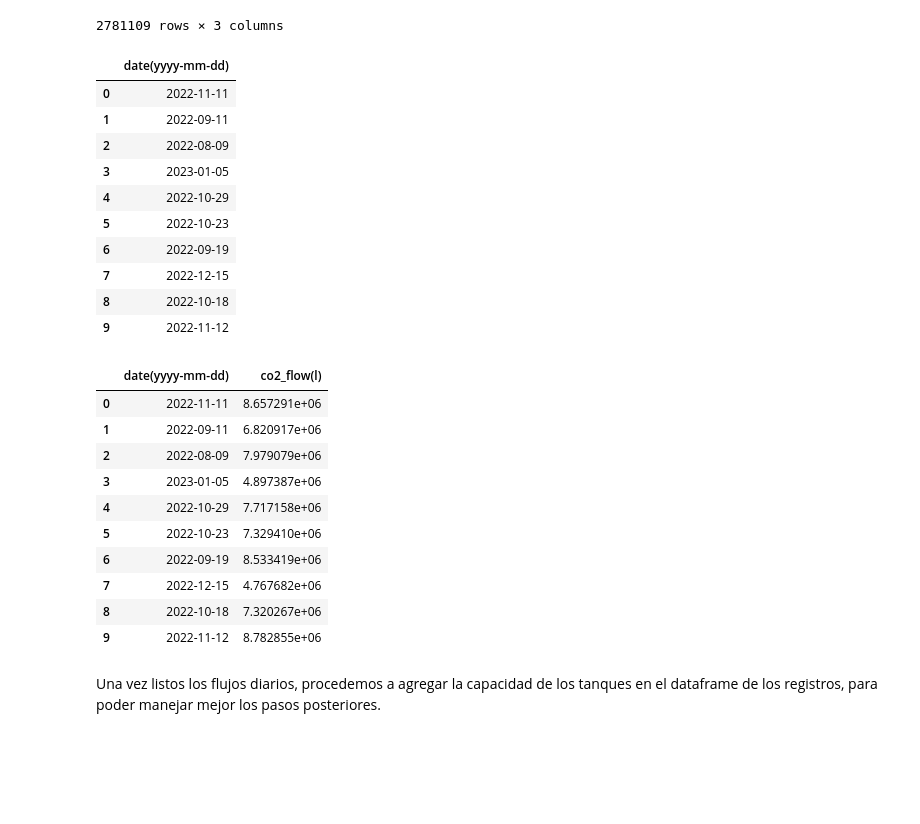
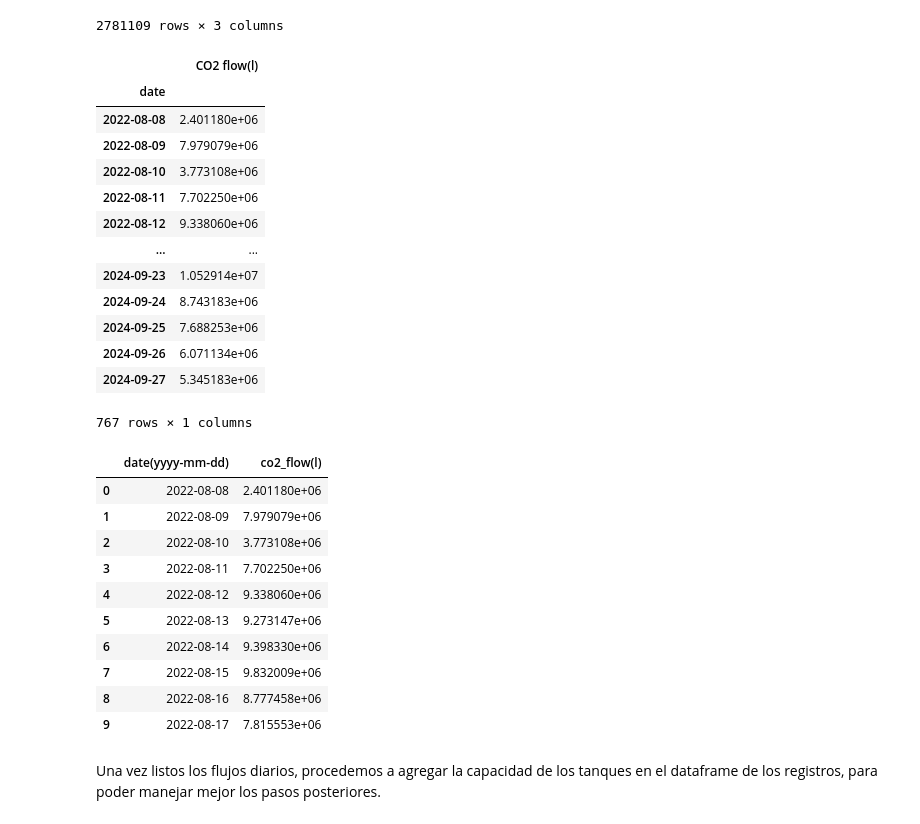
Before and after one commit to A01793469/CO2MassBalance_Equipo6, a Jupyter notebook: Avance4_Equipo6.ipynb, the cells around one changed output. Drawn from its saved outputs; the diff is of its cells as text; code cells hidden in the pictures; blank space fills up the shorter version.

```diff
--- a/Avance4_Equipo6.ipynb
+++ b/Avance4_Equipo6.ipynb
@@ -383,18 +383,21 @@ temp_flow_df
 # %%
 #Creamos el dataframe objetivo
 target_df = pd.DataFrame()
 
-target_df['date(yyyy-mm-dd)'] = temp_flow_df.date.unique()
-target_df.head(10)
+temp_groupby = temp_flow_df[['date', 'CO2 flow(l)']].groupby('date').sum()
+temp_groupby
 # %% [output]
-|  | date(yyyy-mm-dd) |
-| 0 | 2022-11-11 |
-| 1 | 2022-09-11 |
-| 2 | 2022-08-09 |
-| 3 | 2023-01-05 |
-| 4 | 2022-10-29 |
-| 5 | 2022-10-23 |
-| 6 | 2022-09-19 |
-| 7 | 2022-12-15 |
-| 8 | 2022-10-18 |
-| 9 | 2022-11-12 |
+|  | CO2 flow(l) |
+| date |  |
+| 2022-08-08 | 2.401180e+06 |
+| 2022-08-09 | 7.979079e+06 |
+| 2022-08-10 | 3.773108e+06 |
+| 2022-08-11 | 7.702250e+06 |
+| 2022-08-12 | 9.338060e+06 |
+| ... | ... |
+| 2024-09-23 | 1.052914e+07 |
+| 2024-09-24 | 8.743183e+06 |
+| 2024-09-25 | 7.688253e+06 |
+| 2024-09-26 | 6.071134e+06 |
+| 2024-09-27 | 5.345183e+06 |
+767 rows × 1 columns
@@ -406,18 +404,19 @@ def sum_flow_per_date(date, input_df):
 # %%
-target_df['co2_flow(l)'] = target_df['date(yyyy-mm-dd)'].map(lambda x: sum_flow_per_date(x, temp_flow_df))
+target_df['date(yyyy-mm-dd)'] = temp_groupby.index
+target_df['co2_flow(l)'] = temp_groupby.values
 target_df.head(10)
 # %% [output]
 |  | date(yyyy-mm-dd) | co2_flow(l) |
-| 0 | 2022-11-11 | 8.657291e+06 |
-| 1 | 2022-09-11 | 6.820917e+06 |
-| 2 | 2022-08-09 | 7.979079e+06 |
-| 3 | 2023-01-05 | 4.897387e+06 |
-| 4 | 2022-10-29 | 7.717158e+06 |
-| 5 | 2022-10-23 | 7.329410e+06 |
-| 6 | 2022-09-19 | 8.533419e+06 |
-| 7 | 2022-12-15 | 4.767682e+06 |
-| 8 | 2022-10-18 | 7.320267e+06 |
-| 9 | 2022-11-12 | 8.782855e+06 |
+| 0 | 2022-08-08 | 2.401180e+06 |
+| 1 | 2022-08-09 | 7.979079e+06 |
+| 2 | 2022-08-10 | 3.773108e+06 |
+| 3 | 2022-08-11 | 7.702250e+06 |
+| 4 | 2022-08-12 | 9.338060e+06 |
+| 5 | 2022-08-13 | 9.273147e+06 |
+| 6 | 2022-08-14 | 9.398330e+06 |
+| 7 | 2022-08-15 | 9.832009e+06 |
+| 8 | 2022-08-16 | 8.777458e+06 |
+| 9 | 2022-08-17 | 7.815553e+06 |
 # %% [markdown]
 Una vez listos los flujos diarios, procedemos a agregar la capacidad de los tanques en el dataframe de los registros, para poder manejar mejor los pasos posteriores.
 # %%
```
Also changed, not shown: parts of 87 cells of this notebook, 2 other files.
